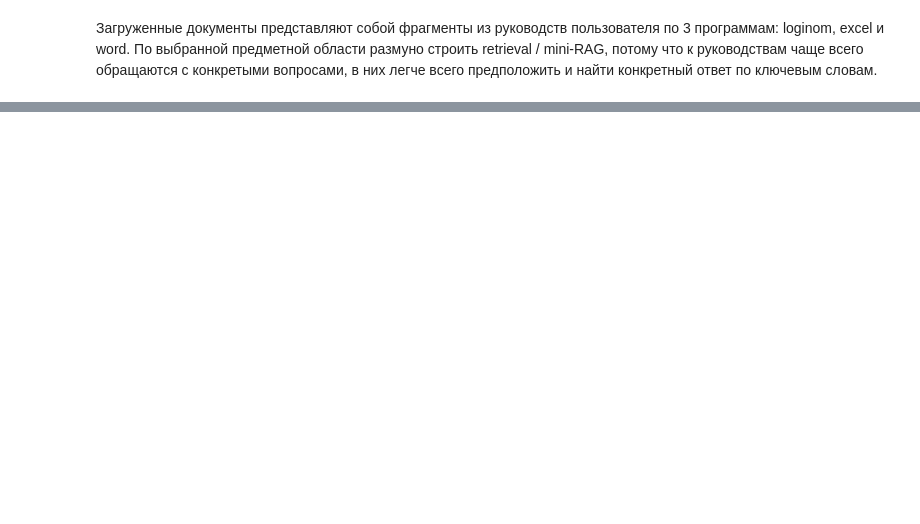
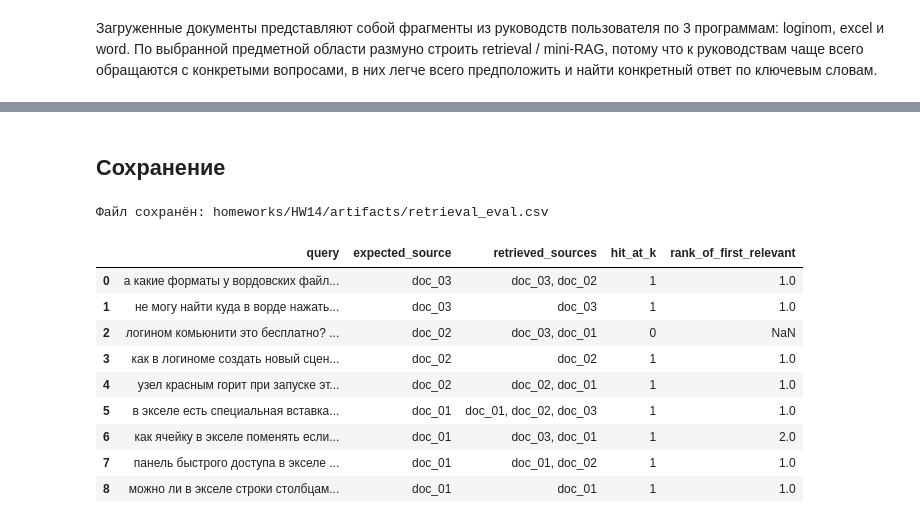
Before and after one commit to gytory/aie-dpo-homework, a Jupyter notebook: homeworks/HW14/HW14.ipynb, the cells around one changed output, grey strips where cells are left out. Drawn from its saved outputs; the diff is of its cells as text; code cells hidden in the pictures; blank space fills up the shorter version.

```diff
--- a/homeworks/HW14/HW14.ipynb
+++ b/homeworks/HW14/HW14.ipynb
@@ -441,0 +1267,33 @@ Notes:
+# %% [markdown]
+## Сохранение
+# %%
+os.makedirs("./artifacts", exist_ok=True)
+save_path = "./artifacts"
+retrieval_eval = pd.DataFrame({
+    "query": baseline_eval_k3["query"],
+    "expected_source": baseline_eval_k3["relevant_doc_ids"],
+    "retrieved_sources": baseline_eval_k3["predicted_doc_ids"],
+    "hit_at_k": baseline_eval_k3["hit@3"],
+    "rank_of_first_relevant": baseline_eval_k3["first_relevant_rank"],
+})
+
+retrieval_eval.to_csv(
+    "./artifacts/retrieval_eval.csv",
+    index=False,
+    encoding="utf-8-sig"
+)
+
+print("Файл сохранён: homeworks/HW14/artifacts/retrieval_eval.csv")
+display(retrieval_eval)
+# %% [output]
+Файл сохранён: homeworks/HW14/artifacts/retrieval_eval.csv
+|  | query | expected_source | retrieved_sources | hit_at_k | rank_of_first_relevant |
+| 0 | а какие форматы у вордовских файл... | doc_03 | doc_03, doc_02 | 1 | 1.0 |
+| 1 | не могу найти куда в ворде нажать... | doc_03 | doc_03 | 1 | 1.0 |
+| 2 | логином комьюнити это бесплатно? ... | doc_02 | doc_03, doc_01 | 0 | NaN |
+| 3 | как в логиноме создать новый сцен... | doc_02 | doc_02 | 1 | 1.0 |
+| 4 | узел красным горит при запуске эт... | doc_02 | doc_02, doc_01 | 1 | 1.0 |
+| 5 | в экселе есть специальная вставка... | doc_01 | doc_01, doc_02, doc_03 | 1 | 1.0 |
+| 6 | как ячейку в экселе поменять если... | doc_01 | doc_03, doc_01 | 1 | 2.0 |
+| 7 | панель быстрого доступа в экселе ... | doc_01 | doc_01, doc_02 | 1 | 1.0 |
+| 8 | можно ли в экселе строки столбцам... | doc_01 | doc_01 | 1 | 1.0 |
```
Also changed, not shown: parts of 36 cells of this notebook, 6 other files.
